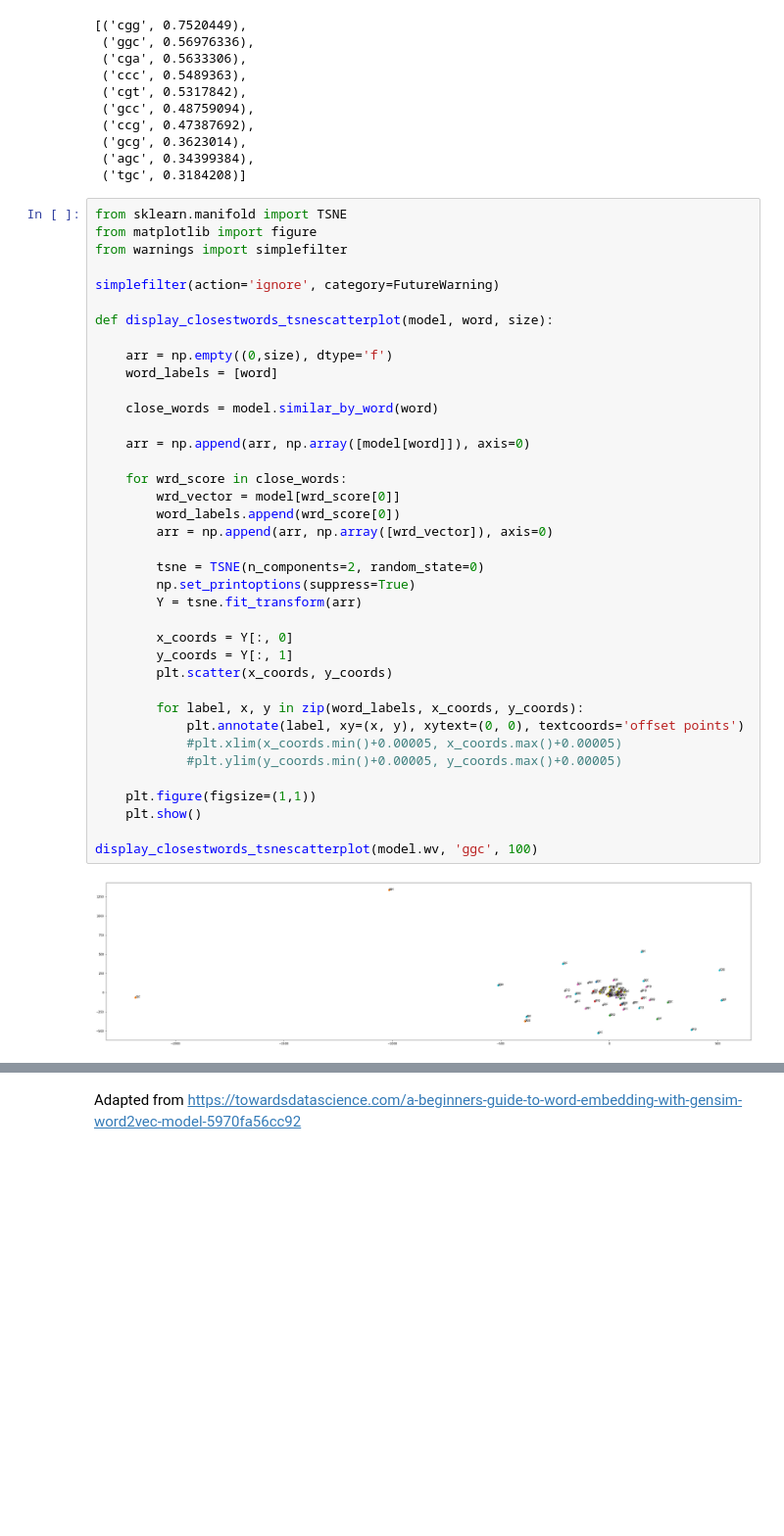
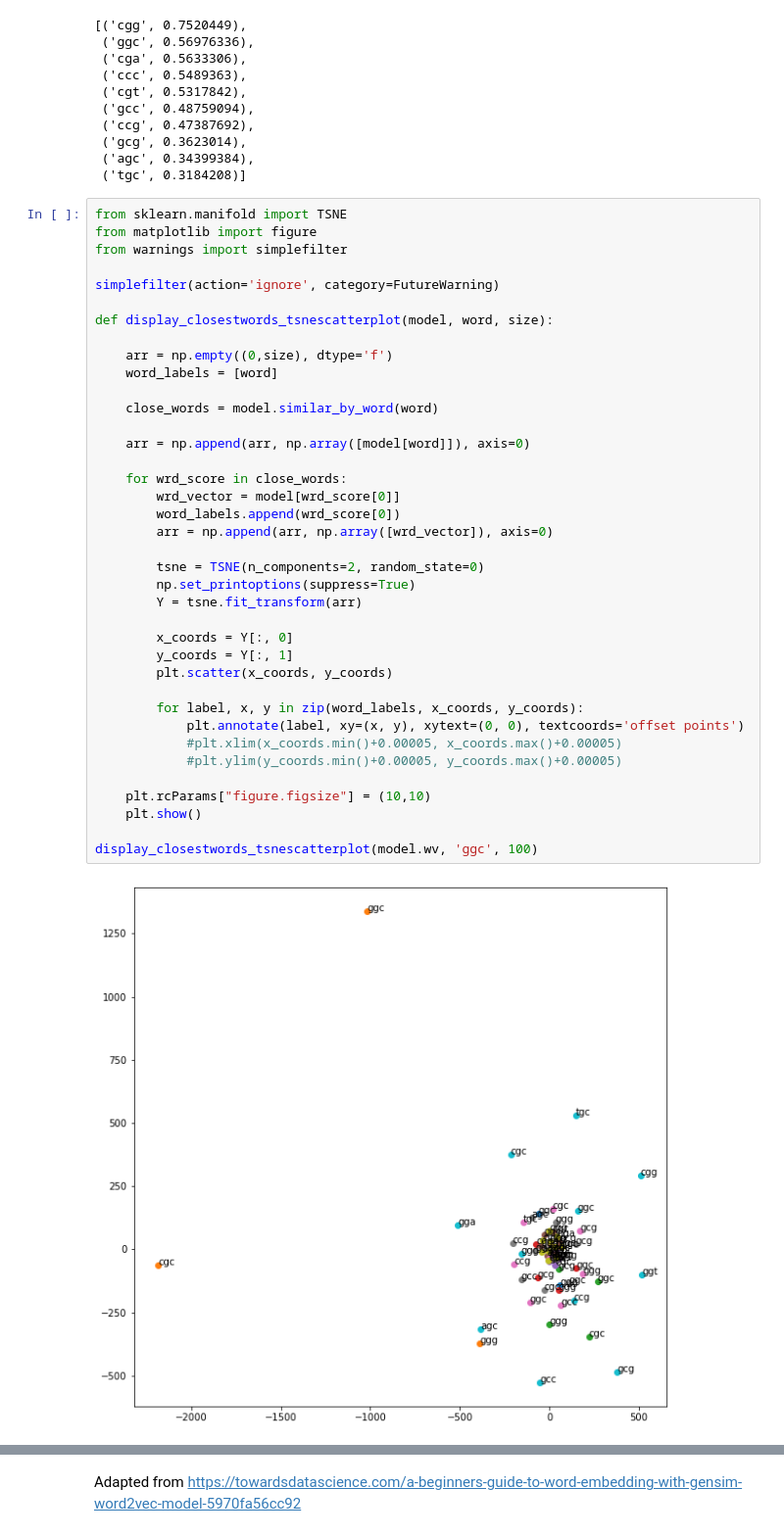
Before and after one commit to sermare/DeepOff, a Jupyter notebook: NLP.ipynb, the cells around one changed output, grey strips where cells are left out. Shown at 98% size. Drawn from its saved outputs; the diff is of its cells as text; blank space fills up the shorter version.

Commit message:
adjusted plot figure size

```diff
--- a/NLP.ipynb
+++ b/NLP.ipynb
@@ -192,32 +192,32 @@ def display_closestwords_tsnescatterplot(model, word, size):
 
     arr = np.empty((0,size), dtype='f')
     word_labels = [word]
 
     close_words = model.similar_by_word(word)
 
     arr = np.append(arr, np.array([model[word]]), axis=0)
 
     for wrd_score in close_words:
         wrd_vector = model[wrd_score[0]]
         word_labels.append(wrd_score[0])
         arr = np.append(arr, np.array([wrd_vector]), axis=0)
 
         tsne = TSNE(n_components=2, random_state=0)
         np.set_printoptions(suppress=True)
         Y = tsne.fit_transform(arr)
 
         x_coords = Y[:, 0]
         y_coords = Y[:, 1]
         plt.scatter(x_coords, y_coords)
 
         for label, x, y in zip(word_labels, x_coords, y_coords):
             plt.annotate(label, xy=(x, y), xytext=(0, 0), textcoords='offset points')
             #plt.xlim(x_coords.min()+0.00005, x_coords.max()+0.00005)
             #plt.ylim(y_coords.min()+0.00005, y_coords.max()+0.00005)
 
-    plt.figure(figsize=(1,1))
+    plt.rcParams["figure.figsize"] = (10,10)
     plt.show()
 
 display_closestwords_tsnescatterplot(model.wv, 'ggc', 100)
 # %% [output]
-[figure, old version]
+[figure, new version]
```
Also changed, not shown: parts of 1 cell of this notebook.
